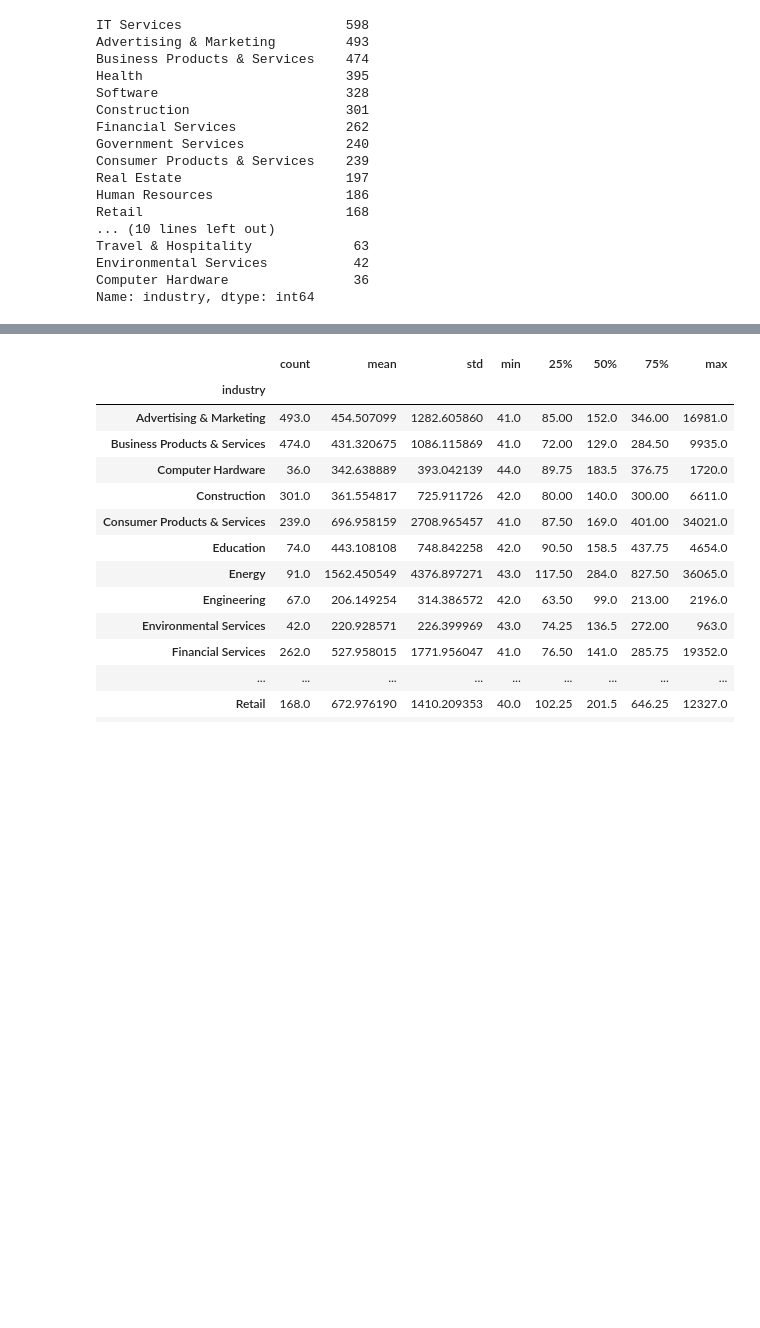
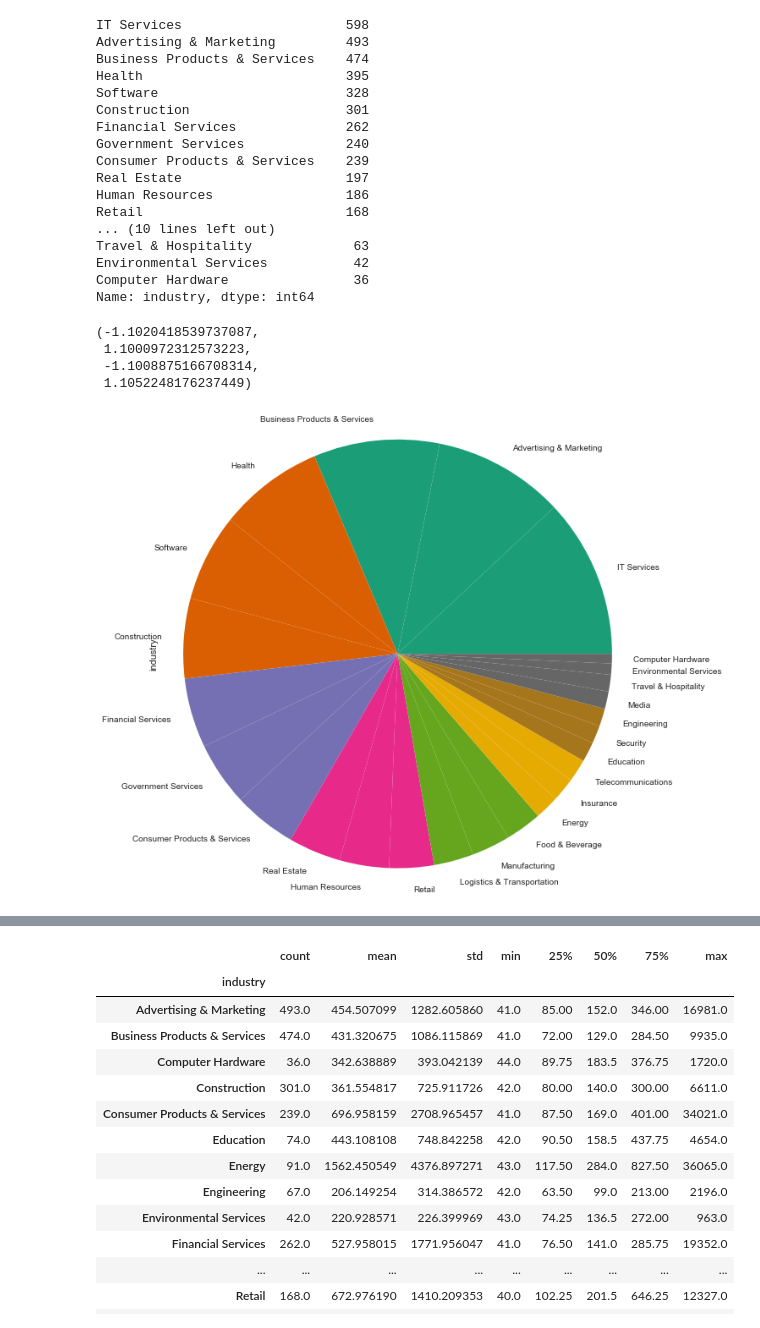
Before and after one commit to indianmoody/fastest-growing-companies-2017, a Jupyter notebook: industry_analysis.ipynb, the cells around one changed output, grey strips where cells are left out. Saved outputs shown, nothing was run; the diff lists cells and outputs as text; code cells hidden in the pictures; blank space fills up the shorter version.

```diff
--- a/industry_analysis.ipynb
+++ b/industry_analysis.ipynb
@@ -94,3 +115,13 @@ Travel & Hospitality             63
 Environmental Services           42
 Computer Hardware                36
 Name: industry, dtype: int64
+# %%
+plt.figure(figsize=(10,10))
+ind_df['industry'].value_counts().plot(kind='pie', colormap='Dark2')
+plt.axis('equal')
+# %% [output]
+(-1.1020418539737087,
+ 1.1000972312573223,
+ -1.1008875166708314,
+ 1.1052248176237449)
+[figure, added]
```
Also changed, not shown: parts of 28 cells of this notebook.
